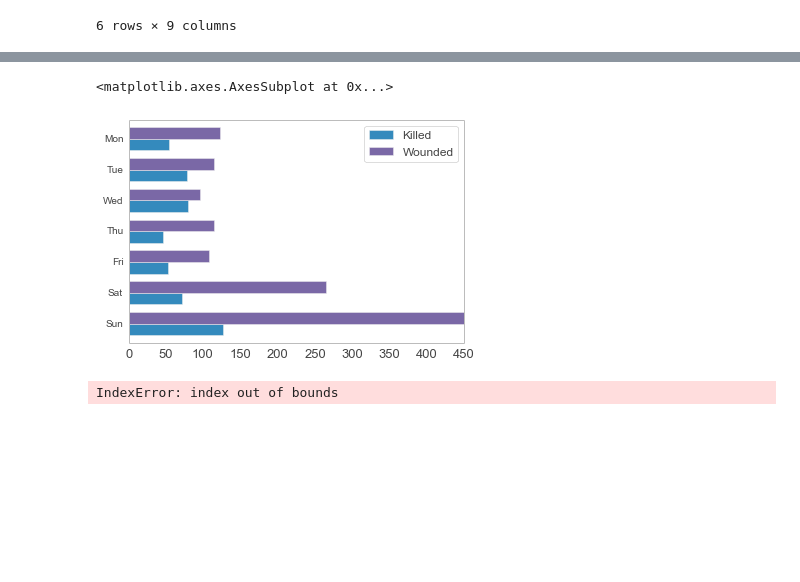
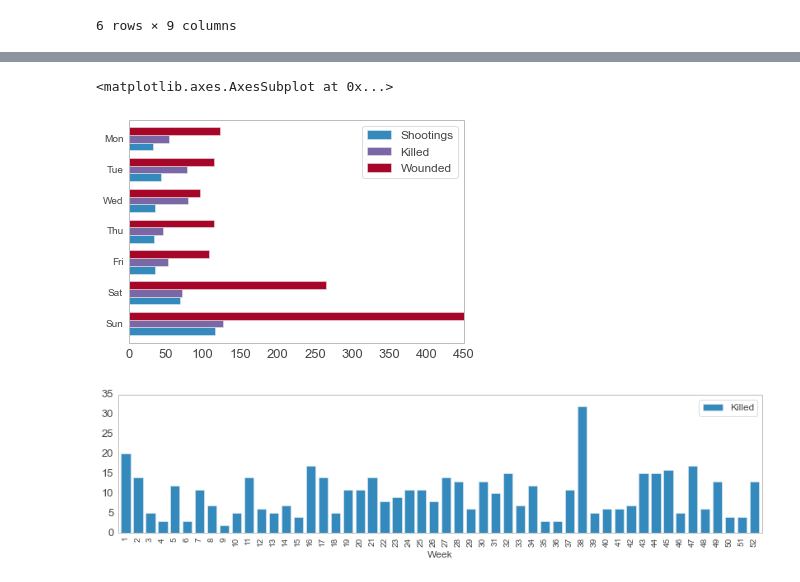
Before and after one commit to yaph/ipython-notebooks, a Jupyter notebook: Mass Shootings.ipynb, the cells around one changed output, grey strips where cells are left out. Cells and saved outputs as stored; diff of their text form; code cells hidden in the pictures; blank space fills up the shorter version.

```diff
--- a/Mass Shootings.ipynb
+++ b/Mass Shootings.ipynb
@@ -48,24 +55,16 @@ gdate.plot(figsize=(32, 12), linewidth=1.5)
 # %%
-df_data['Week'] = df_data['Date'].apply(lambda x: x.week)
-df_data['Weekday'] = df_data['Date'].apply(lambda x: x.weekday())
-grouped = df_data.groupby('Weekday').sum()
-grouped.sort(inplace=True, ascending=False)
-grouped.index = [weekdays_short[i] for i in grouped.index]
-grouped[['Killed', 'Wounded']].plot(kind='barh')
+gdate['Week'] = gdate.index.week
+gdate['Weekday'] = gdate.index.weekday
+
+gweekday = gdate.groupby('Weekday').sum()
+gweekday.sort(inplace=True, ascending=False)
+gweekday.index = [weekdays_short[i] for i in gweekday.index]
+gweekday[['Shootings', 'Killed', 'Wounded']].plot(kind='barh')
 # %% [output]
 <matplotlib.axes.AxesSubplot at 0x...>
-[figure, old version]
+[figure, new version]
-# %%
-weeks = range(1, 53)
-def fill(series):
-    return [series.index[w] for w in weeks if w in series.index]
-
-
-grouped = df_data.groupby(['Weekday', 'Week']).sum()
-image = [fill(grouped['Killed'][i]) for i in range(7)]
-
-k=grouped['Killed'][0]
-k.index.append(range(1, 53))
-# %% [output]
-IndexError: index out of bounds
+# %%
+gweek = gdate.groupby('Week').sum()[['Killed']].plot(kind='bar', figsize=(14, 3))
+# %% [output]
+[figure, added]
 # %%
```
Also changed, not shown: parts of 4 cells of this notebook.
